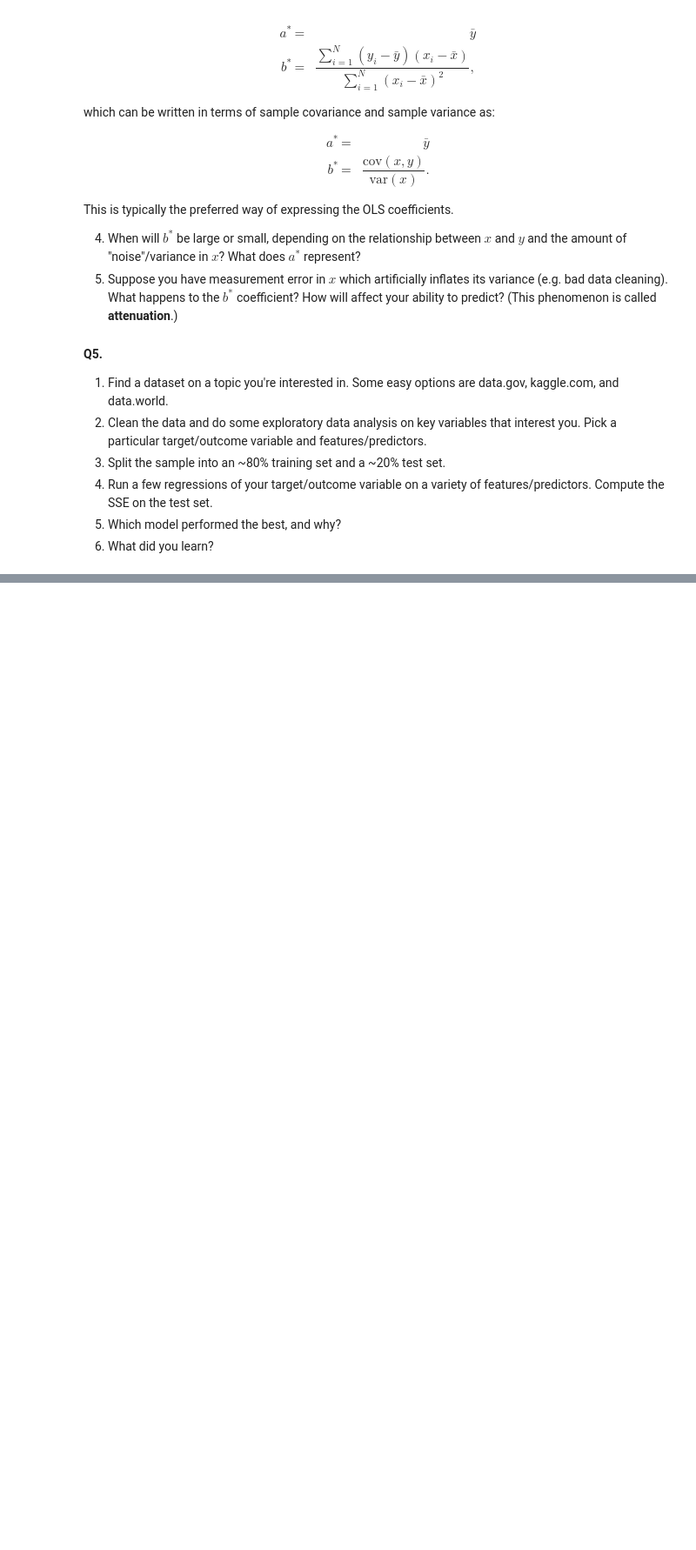
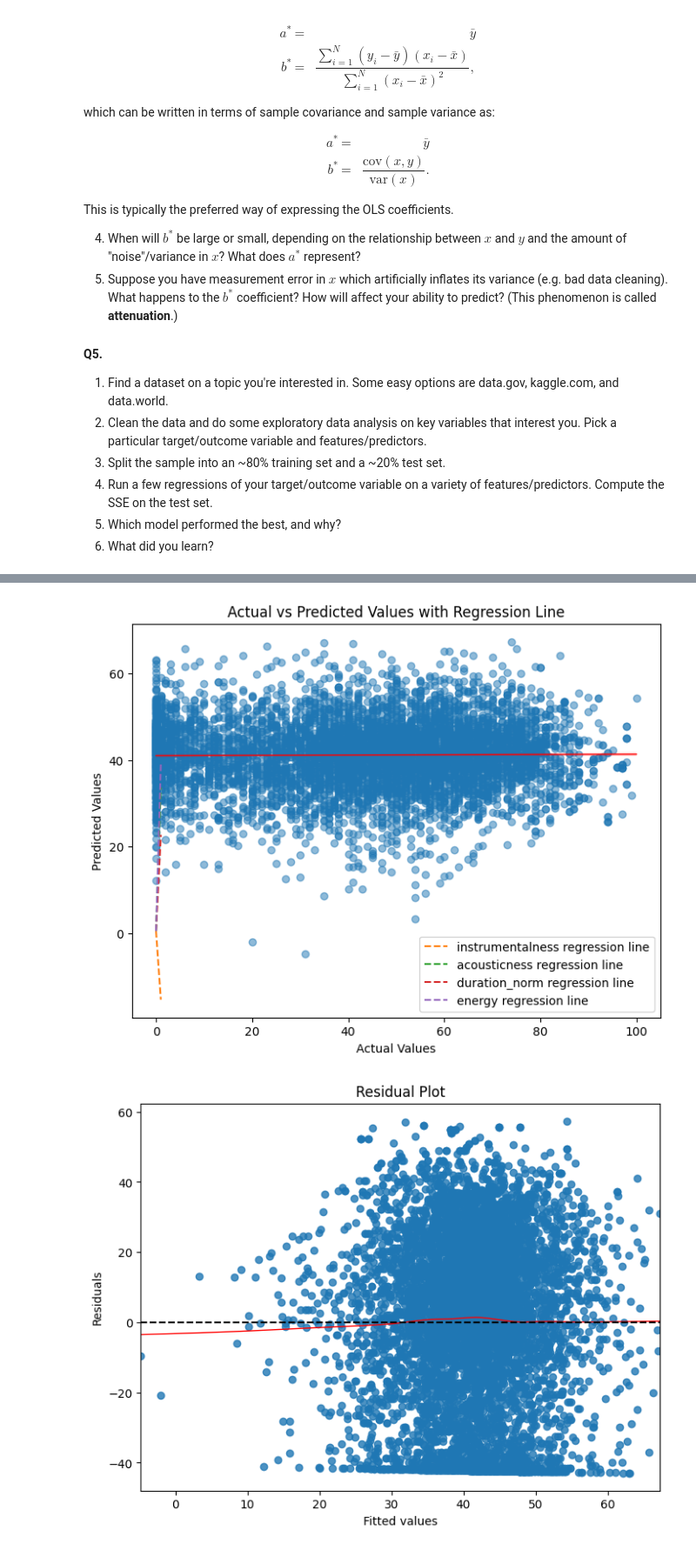
Before and after one commit to ejstew21/linearRegression, a Jupyter notebook: assignment.ipynb, the cells around one changed output, grey strips where cells are left out. Shown at 87% size. Cells and saved outputs as stored; diff of their text form; code cells hidden in the pictures; blank space fills up the shorter version.

```diff
--- a/assignment.ipynb
+++ b/assignment.ipynb
@@ -293,0 +309,2 @@ This is typically the preferred way of expressing the OLS coefficients.
+# %%
+df = pd.read_csv('/content/drive/MyDrive/spotify_songs.csv', low_memory=False)
@@ -293,0 +333,3 @@ This is typically the preferred way of expressing the OLS coefficients.
+# %%
+df.isna().sum()
+df = df.dropna()
@@ -293,0 +374,4 @@ This is typically the preferred way of expressing the OLS coefficients.
+# %%
+from sklearn.preprocessing import MinMaxScaler
+scaler = MinMaxScaler()
+df['duration_norm'] = scaler.fit_transform(df[['duration_ms']])
@@ -293,0 +409,35 @@ This is typically the preferred way of expressing the OLS coefficients.
+# %%
+#From ChatGPT
+
+import matplotlib.pyplot as plt
+import seaborn as sns
+
+# Scatter plot of actual vs predicted values with regression line
+plt.figure(figsize=(8, 6))
+sns.regplot(x=y_test, y=y_hat, line_kws={'color': 'red', 'lw': 1}, scatter_kws={'alpha': 0.5})
+plt.xlabel('Actual Values')
+plt.ylabel('Predicted Values')
+plt.title('Actual vs Predicted Values with Regression Line')
+
+# Plotting the regression line manually with the given coefficients
+coefficients = [-15.849597, 33.137835, 22.190859, 38.694950]
+x_values = [0, 1]
+for i, coef in enumerate(coefficients):
+    y_values = [coef * x + 0.5 for x in x_values]  # Adding 0.5 for better visualization due to the range of values
+    plt.plot(x_values, y_values, linestyle='--', label=f'{X.columns[i]} regression line')
+
+plt.legend()
+plt.show()
+
+# Residual plot
+residuals = y_test - y_hat
+plt.figure(figsize=(8, 6))
+sns.residplot(x=y_hat, y=residuals, lowess=True, line_kws={'color': 'red', 'lw': 1})
+plt.xlabel('Fitted values')
+plt.ylabel('Residuals')
+plt.title('Residual Plot')
+plt.axhline(y=0, color='k', linestyle='--')
+plt.show()
+# %% [output]
+[figure, added]
+[figure, added]
```
Also changed, not shown: parts of 17 cells of this notebook.
